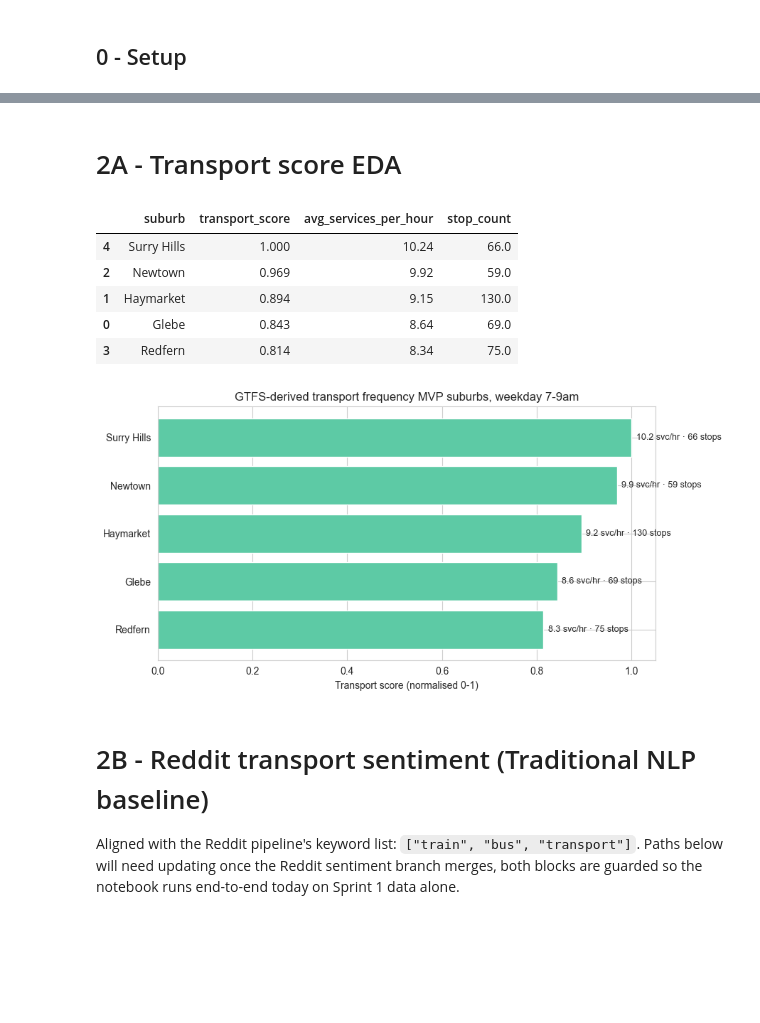
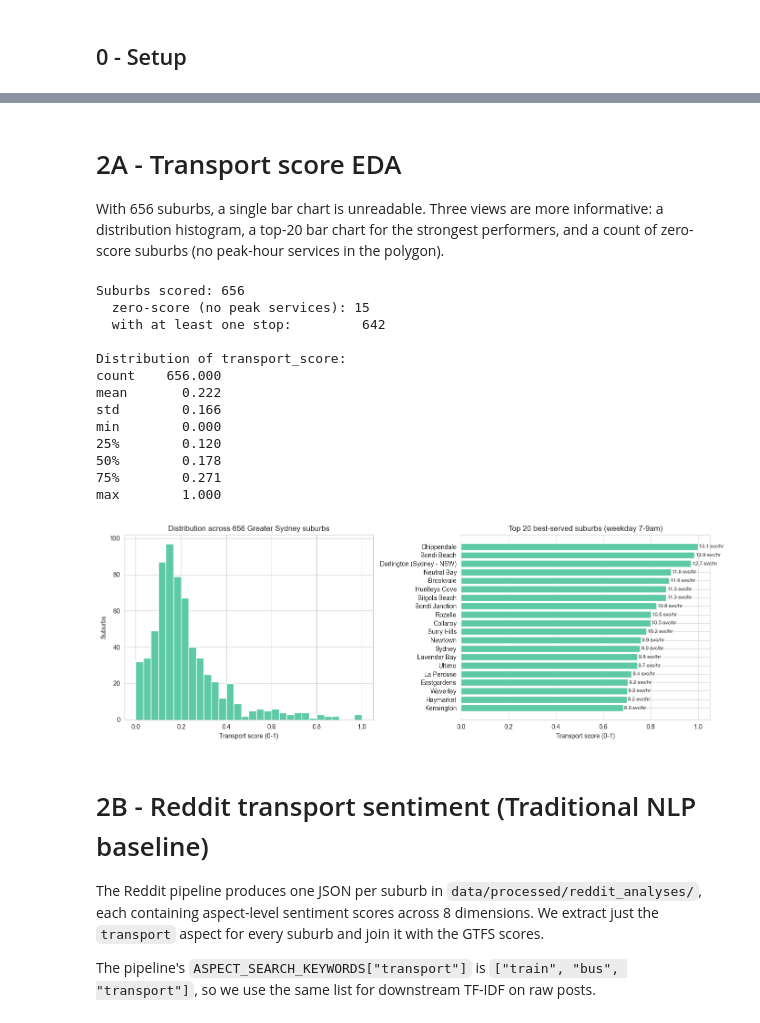
Before and after one commit to Nelkit/sydney-liveability-ai, a Jupyter notebook: notebooks/06_transport_dimension.ipynb, the cells around one changed output, grey strips where cells are left out. Drawn from its saved outputs; the diff is of its cells as text; code cells hidden in the pictures; blank space fills up the shorter version.

```diff
--- a/notebooks/06_transport_dimension.ipynb
+++ b/notebooks/06_transport_dimension.ipynb
@@ -42,3 +53,9 @@ Invokes `extract_transport.run()` which produces `data/processed/transport_score
 # %%
-transport_scores = extract_transport.run()
+FORCE_REEXTRACT = False # Set to True to force re-extraction of transport scores
+
+if TRANSPORT_SCORES_PATH.exists() and not FORCE_REEXTRACT:
+    transport_scores = json.loads(TRANSPORT_SCORES_PATH.read_text())
+    print(f"Loaded {len(transport_scores)} suburbs from cached JSON")
+else:
+    transport_scores = extract_transport.run()
 # %% [output]
@@ -65,39 +83,67 @@ Wrote C:\Users\PADMASRI\OneDrive - UTS\Desktop\MDSI\ANLP\AT2b\sydney-liveability
 # %% [markdown]
 # 2A - Transport score EDA
+
+With 656 suburbs, a single bar chart is unreadable. Three views are more informative: a distribution histogram, a top-20 bar chart for the strongest performers, and a count of zero-score suburbs (no peak-hour services in the polygon).
 # %%
 gtfs_df = (
     pd.DataFrame(transport_scores).T
     .reset_index()
     .rename(columns={"index": "suburb"})
     .sort_values("transport_score", ascending=False)
+    .reset_index(drop=True)
 )
-gtfs_df
+
+print(f"Suburbs scored: {len(gtfs_df)}")
+print(f"  zero-score (no peak services): {(gtfs_df['transport_score'] == 0).sum()}")
+print(f"  with at least one stop:         {(gtfs_df['stop_count'] > 0).sum()}")
+print()
+print("Distribution of transport_score:")
+print(gtfs_df["transport_score"].describe().round(3).to_string())
 # %% [output]
-|  | suburb | transport_score | avg_services_per_hour | stop_count |
-| 4 | Surry Hills | 1.000 | 10.24 | 66.0 |
-| 2 | Newtown | 0.969 | 9.92 | 59.0 |
-| 1 | Haymarket | 0.894 | 9.15 | 130.0 |
-| 0 | Glebe | 0.843 | 8.64 | 69.0 |
-| 3 | Redfern | 0.814 | 8.34 | 75.0 |
+Suburbs scored: 656
+  zero-score (no peak services): 15
+  with at least one stop:         642
+
+Distribution of transport_score:
+count    656.000
+mean       0.222
+std        0.166
+min        0.000
+25%        0.120
+50%        0.178
+75%        0.271
+max        1.000
 # %%
-fig, ax = plt.subplots(figsize=(9, 4.5))
-ax.barh(gtfs_df["suburb"], gtfs_df["transport_score"], color="#5dcaa5")
-ax.invert_yaxis()
-ax.set_xlabel("Transport score (normalised 0-1)")
-ax.set_title("GTFS-derived transport frequency MVP suburbs, weekday 7-9am")
-for i, (_, row) in enumerate(gtfs_df.iterrows()):
-    ax.text(
-        row["transport_score"] + 0.01, i,
-        f"{row['avg_services_per_hour']:.1f} svc/hr · {int(row['stop_count'])} stops",
-        va="center", fontsize=9,
+fig, axes = plt.subplots(1, 2, figsize=(14, 5))
+
+# Histogram of all scores
+axes[0].hist(gtfs_df["transport_score"], bins=30, color="#5dcaa5", edgecolor="white")
+axes[0].set_xlabel("Transport score (0-1)")
+axes[0].set_ylabel("Suburbs")
+axes[0].set_title(f"Distribution across {len(gtfs_df)} Greater Sydney suburbs")
+
+# Top 20 bar chart
+top20 = gtfs_df.head(20)
+axes[1].barh(top20["suburb"], top20["transport_score"], color="#5dcaa5")
+axes[1].invert_yaxis()
+axes[1].set_xlabel("Transport score (0-1)")
+axes[1].set_title("Top 20 best-served suburbs (weekday 7-9am)")
+for i, (_, row) in enumerate(top20.iterrows()):
+    axes[1].text(
+        row["transport_score"] + 0.005, i,
+        f"{row['avg_services_per_hour']:.1f} svc/hr",
+        va="center", fontsize=8,
     )
+
 plt.tight_layout()
 plt.savefig(FIG_DIR / "gtfs_scores.png", dpi=150)
 plt.show()
 # %% [output]
-[figure, old version]
+[figure, new version]
 # %% [markdown]
 # 2B - Reddit transport sentiment (Traditional NLP baseline)
 
-Aligned with the Reddit pipeline's keyword list: `["train", "bus", "transport"]`. Paths below will need updating once the Reddit sentiment branch merges, both blocks are guarded so the notebook runs end-to-end today on Sprint 1 data alone.
+The Reddit pipeline produces one JSON per suburb in `data/processed/reddit_analyses/`, each containing aspect-level sentiment scores across 8 dimensions. We extract just the `transport` aspect for every suburb and join it with the GTFS scores.
+
+The pipeline's `ASPECT_SEARCH_KEYWORDS["transport"]` is `["train", "bus", "transport"]`, so we use the same list for downstream TF-IDF on raw posts.
 # %%
```
Also changed, not shown: parts of 12 cells of this notebook, 8 other files.
